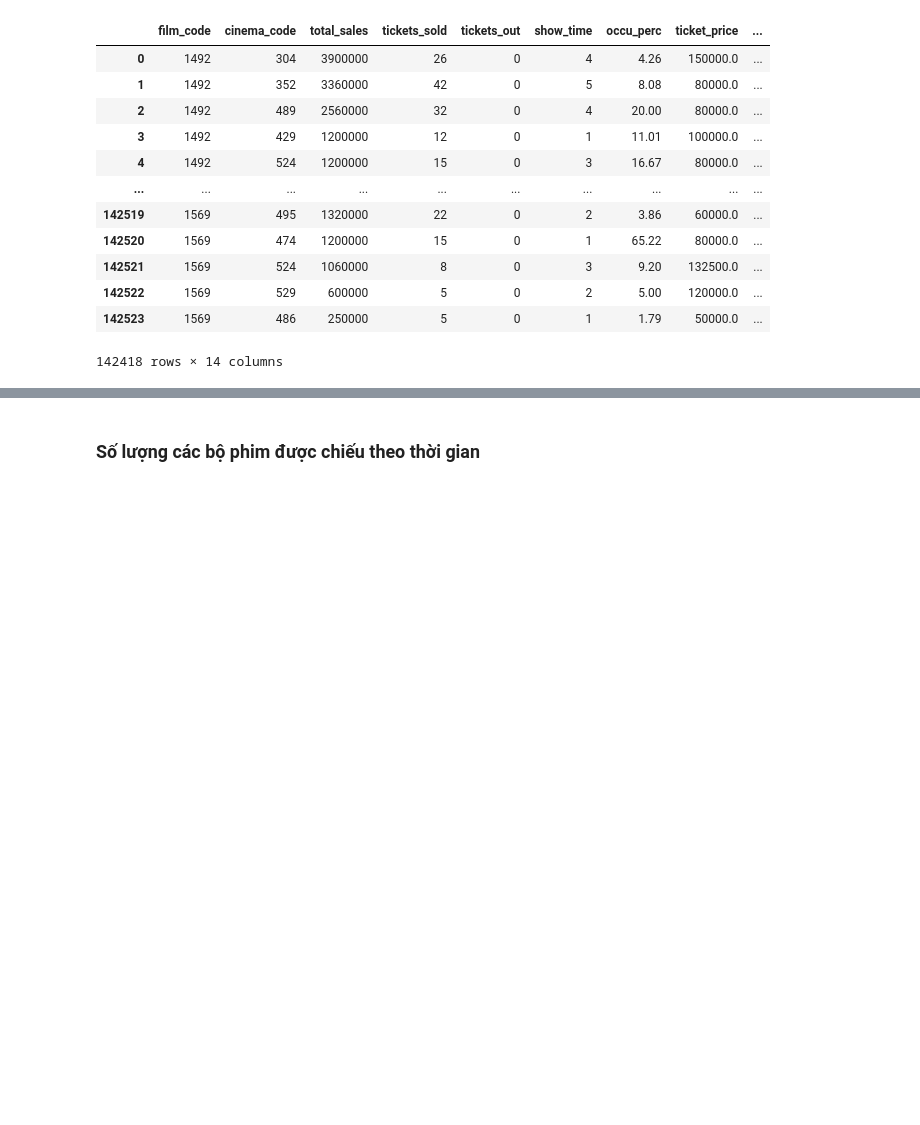
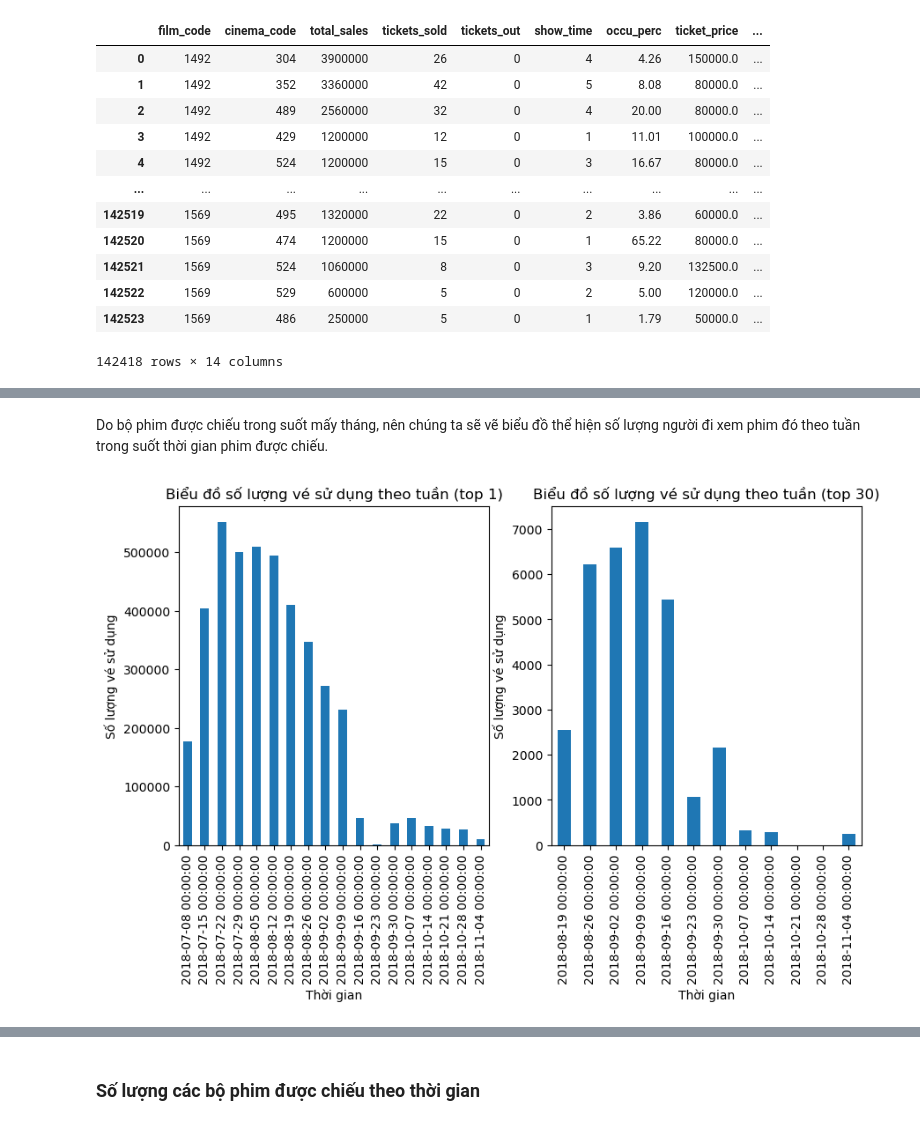
Before and after one commit to Tuyet3005/DataVisualization-Lab-2, a Jupyter notebook: source_codes/Huy.ipynb, the cells around one changed output, grey strips where cells are left out. Cells and saved outputs as stored; diff of their text form; code cells hidden in the pictures; blank space fills up the shorter version.

```diff
--- a/source_codes/Huy.ipynb
+++ b/source_codes/Huy.ipynb
@@ -47,0 +59,6 @@ data
+# %%
+film1 = data['film_code'].value_counts().index[0]
+film1_df = data[data['film_code'] == film1]
+
+film2 = data['film_code'].value_counts().index[30]
+film2_df = data[data['film_code'] == film2]
@@ -47,0 +67,3 @@ data
+# %%
+sales_data1 = film1_df.groupby('date')['ticket_use'].sum()
+sales_data2 = film2_df.groupby('date')['ticket_use'].sum()
@@ -47,0 +86,23 @@ data
+# %% [markdown]
+Do bộ phim được chiếu trong suốt mấy tháng, nên chúng ta sẽ vẽ biểu đồ thể hiện số lượng người đi xem phim đó theo tuần trong suốt thời gian phim được chiếu.
+# %%
+weekly_sales_data1 = sales_data1.resample('W').sum()
+weekly_sales_data2 = sales_data2.resample('W').sum()
+
+fig, (ax1, ax2) = plt.subplots(1, 2, figsize=(10, 5))
+weekly_sales_data1.plot(kind='bar', ax=ax1)
+weekly_sales_data2.plot(kind='bar', ax=ax2)
+# Vẽ biểu đồ cột
+#ax1 = weekly_sales_data1.plot(kind='bar')
+ax1.set_xlabel('Thời gian')
+ax2.set_xlabel('Thời gian')
+
+ax1.set_ylabel('Số lượng vé sử dụng')
+ax2.set_ylabel('Số lượng vé sử dụng')
+
+ax1.set_title('Biểu đồ số lượng vé sử dụng theo tuần (top 1)')
+ax2.set_title('Biểu đồ số lượng vé sử dụng theo tuần (top 30)')
+
+plt.show()
+# %% [output]
+[figure, added]
```
Also changed, not shown: parts of 29 cells of this notebook.
